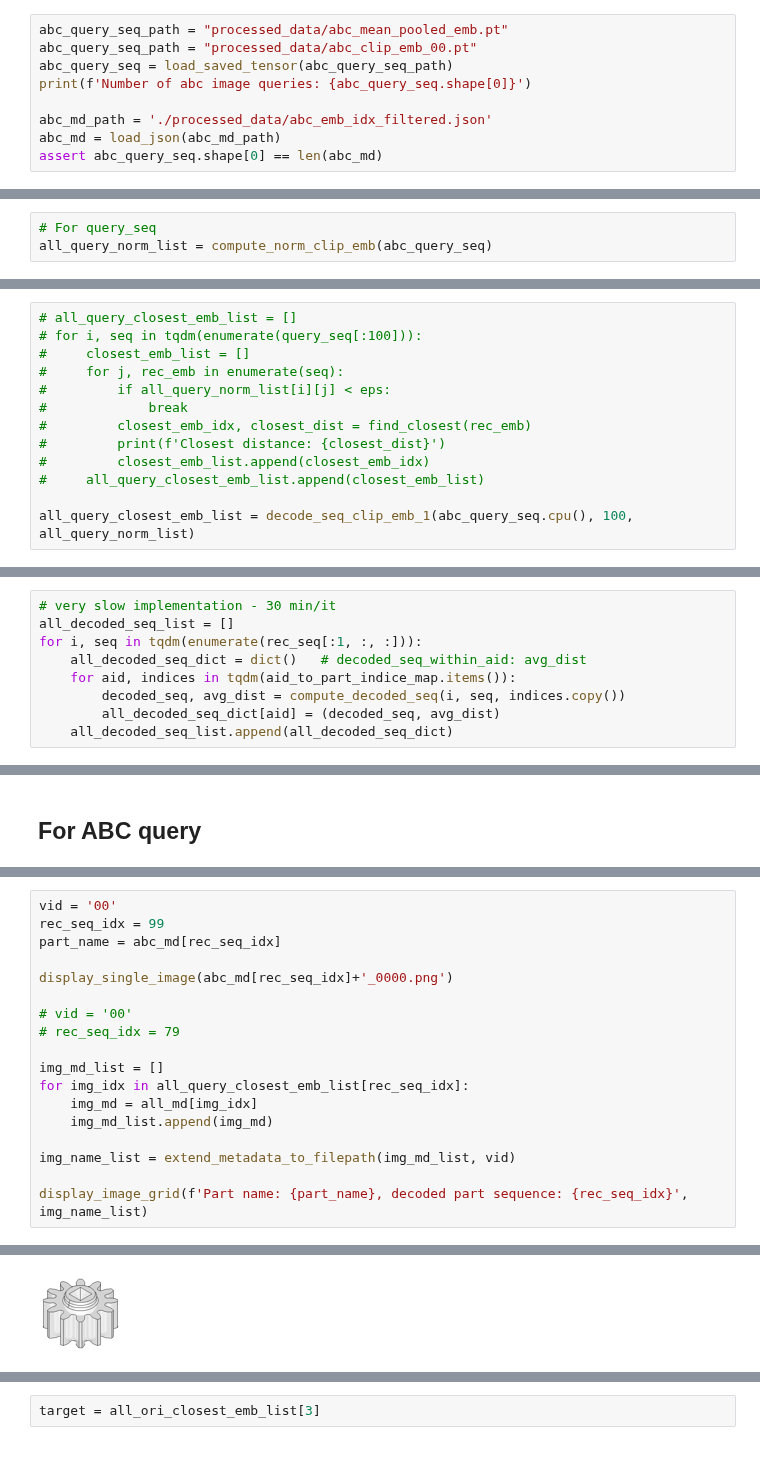
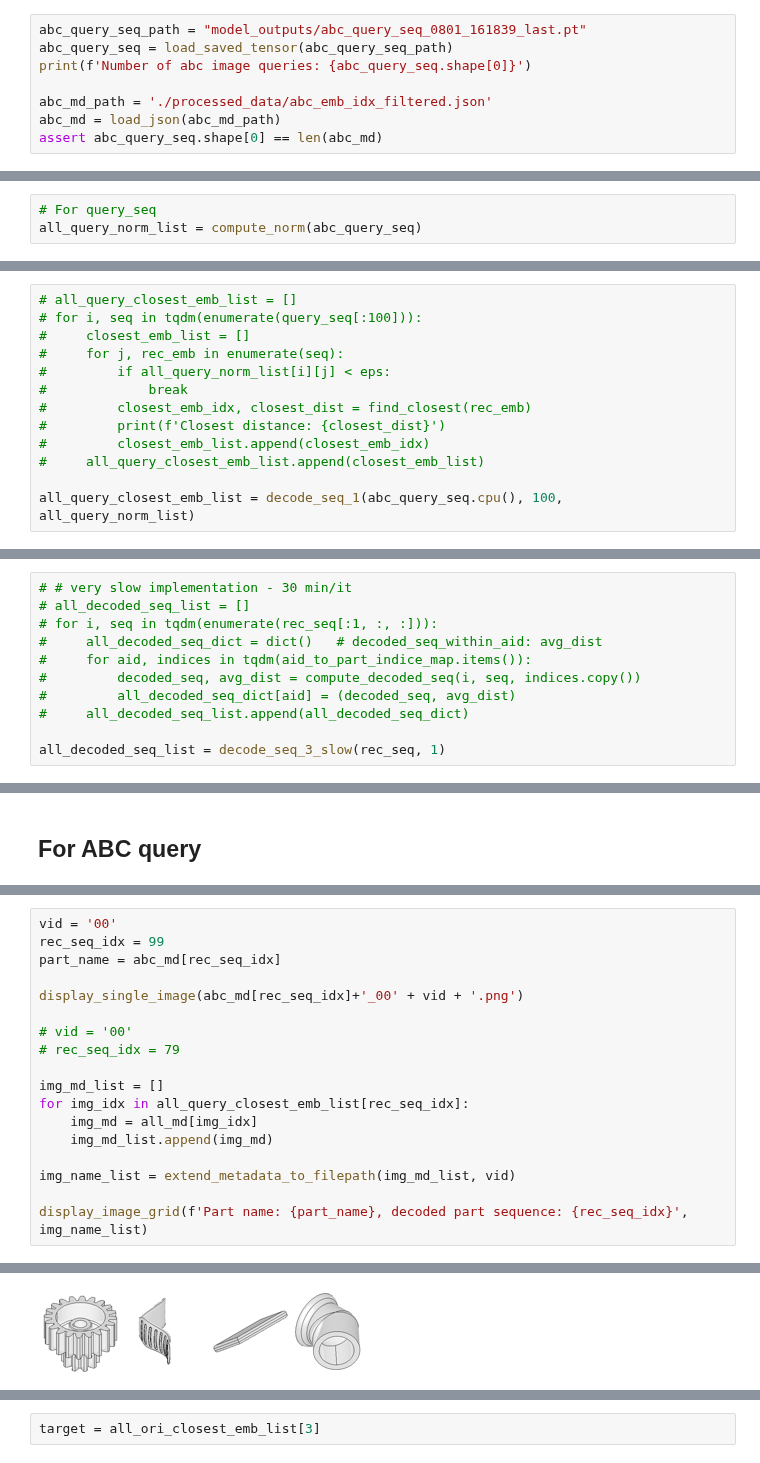
Before and after one commit to gymbeijing/mechanism-identification-public, a Jupyter notebook: search_parts.ipynb, the cells around one changed output, grey strips where cells are left out. Cells and saved outputs as stored; diff of their text form.

```diff
--- a/search_parts.ipynb
+++ b/search_parts.ipynb
@@ -88,8 +88,7 @@ Number of clip text queries: 26
 # %% [markdown]
 # Global variable - ABC
 # %%
-abc_query_seq_path = "processed_data/abc_mean_pooled_emb.pt"
-abc_query_seq_path = "processed_data/abc_clip_emb_00.pt"
+abc_query_seq_path = "model_outputs/abc_query_seq_0801_161839_last.pt"
 abc_query_seq = load_saved_tensor(abc_query_seq_path)
 print(f'Number of abc image queries: {abc_query_seq.shape[0]}')
 
@@ -147,7 +146,7 @@ all_ori_norm_list = compute_norm(ori_seq)
 assert len(all_rec_norm_list) == len(all_ori_norm_list)
 # %%
 # For query_seq
-all_query_norm_list = compute_norm_clip_emb(abc_query_seq)
+all_query_norm_list = compute_norm(abc_query_seq)
 # %%
 print(len(all_query_norm_list))
 # %% [output]
@@ -343,5 +242,5 @@ Closest distance: 0.0
 #         closest_emb_list.append(closest_emb_idx)
 #     all_query_closest_emb_list.append(closest_emb_list)
 
-all_query_closest_emb_list = decode_seq_clip_emb_1(abc_query_seq.cpu(), 100, all_query_norm_list)
+all_query_closest_emb_list = decode_seq_1(abc_query_seq.cpu(), 100, all_query_norm_list)
 # %% [output]
@@ -474,9 +430,11 @@ def compute_decoded_seq(seq_idx, seq, indices):
 # %%
-# very slow implementation - 30 min/it
-all_decoded_seq_list = []
-for i, seq in tqdm(enumerate(rec_seq[:1, :, :])):
-    all_decoded_seq_dict = dict()   # decoded_seq_within_aid: avg_dist
-    for aid, indices in tqdm(aid_to_part_indice_map.items()):
-        decoded_seq, avg_dist = compute_decoded_seq(i, seq, indices.copy())
-        all_decoded_seq_dict[aid] = (decoded_seq, avg_dist)
-    all_decoded_seq_list.append(all_decoded_seq_dict)
+# # very slow implementation - 30 min/it
+# all_decoded_seq_list = []
+# for i, seq in tqdm(enumerate(rec_seq[:1, :, :])):
+#     all_decoded_seq_dict = dict()   # decoded_seq_within_aid: avg_dist
+#     for aid, indices in tqdm(aid_to_part_indice_map.items()):
+#         decoded_seq, avg_dist = compute_decoded_seq(i, seq, indices.copy())
+#         all_decoded_seq_dict[aid] = (decoded_seq, avg_dist)
+#     all_decoded_seq_list.append(all_decoded_seq_dict)
+
+all_decoded_seq_list = decode_seq_3_slow(rec_seq, 1)
@@ -917,22 +894,22 @@ print(all_query_closest_emb_list)
 # %%
 vid = '00'
 rec_seq_idx = 99
 part_name = abc_md[rec_seq_idx]
 
-display_single_image(abc_md[rec_seq_idx]+'_0000.png')
+display_single_image(abc_md[rec_seq_idx]+'_00' + vid + '.png')
 
 # vid = '00'
 # rec_seq_idx = 79
 
 img_md_list = []
 for img_idx in all_query_closest_emb_list[rec_seq_idx]:
     img_md = all_md[img_idx]
     img_md_list.append(img_md)
 
 img_name_list = extend_metadata_to_filepath(img_md_list, vid)
 
 display_image_grid(f'Part name: {part_name}, decoded part sequence: {rec_seq_idx}', img_name_list)
 # %% [output]
 [figure]
 Part name: png_txt_small/0032/00328996_fc7251c8ee5824b4f7b7a89c_step_069_0000, decoded part sequence: 99
-[figure, old version]
+[figure, new version]
```
Also changed, not shown: parts of 15 cells of this notebook.
